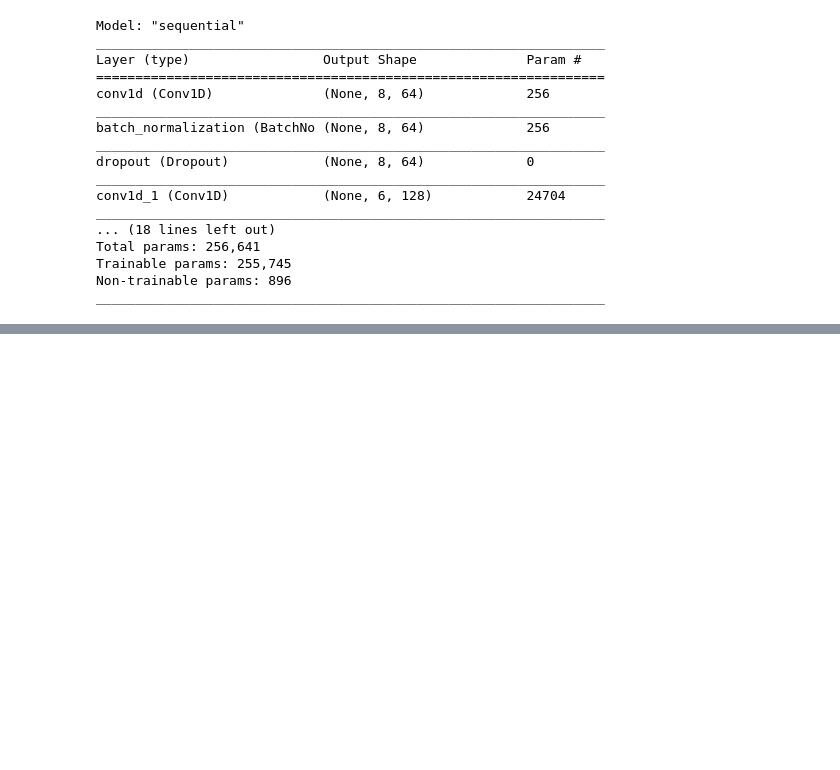
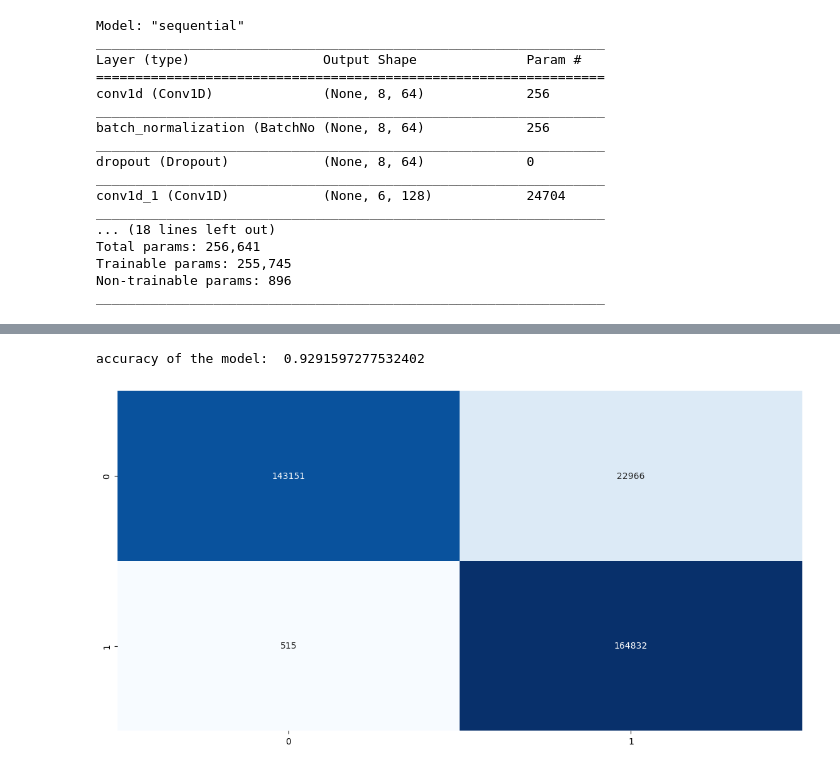
Before and after one commit to nishchaya21/OnlinePayment-Fraud-Detection, a Jupyter notebook: model/cnn.ipynb, the cells around one changed output, grey strips where cells are left out. Cells and saved outputs as stored; diff of their text form; code cells hidden in the pictures; blank space fills up the shorter version.

```diff
--- a/model/cnn.ipynb
+++ b/model/cnn.ipynb
@@ -363,3 +376,17 @@ Average AUC Score:  0.9972921013832092
+# %%
+y_pred=model.predict(x_tst)
+# %%
+import seaborn as sns
+from sklearn.metrics import confusion_matrix
+cm = confusion_matrix(y_tst, y_pred.round())
+sns.heatmap(cm,annot=True,cmap="Blues",fmt="d",cbar=False)
+#accuracy score
+from sklearn.metrics import accuracy_score
+ac=accuracy_score(y_tst, y_pred.round())
+print('accuracy of the model: ',ac)
+# %% [output]
+accuracy of the model:  0.9291597277532402
+[figure, added]
 # %%
 plt.figure(figsize=[6, 4])
 plt.plot(history.history["loss"], "black", linewidth=2.0)
```
Also changed, not shown: parts of 9 cells of this notebook, 2 other files.
